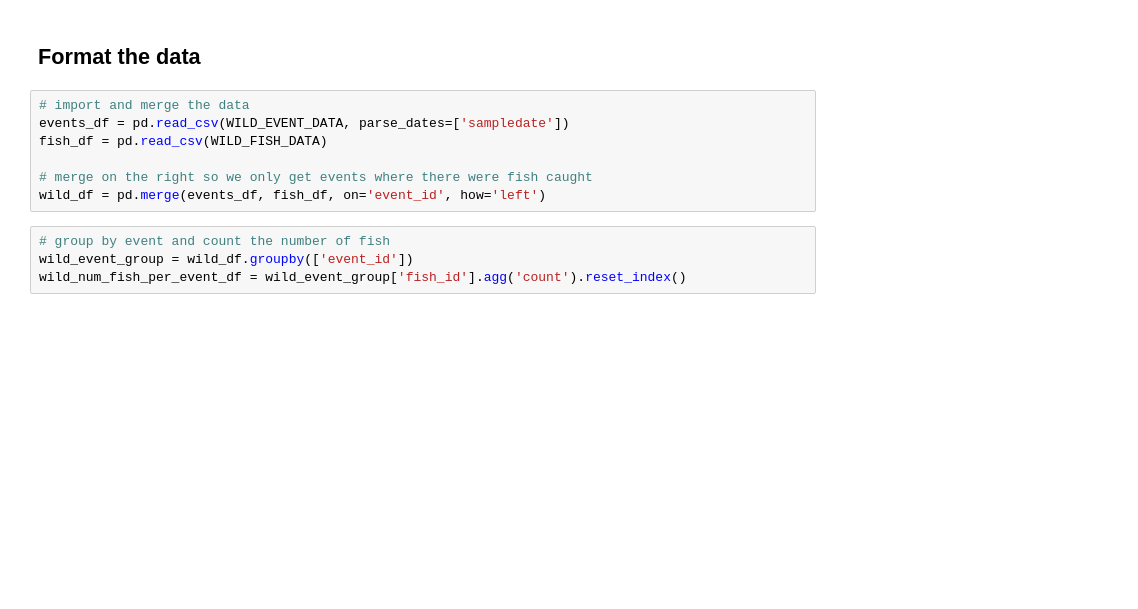
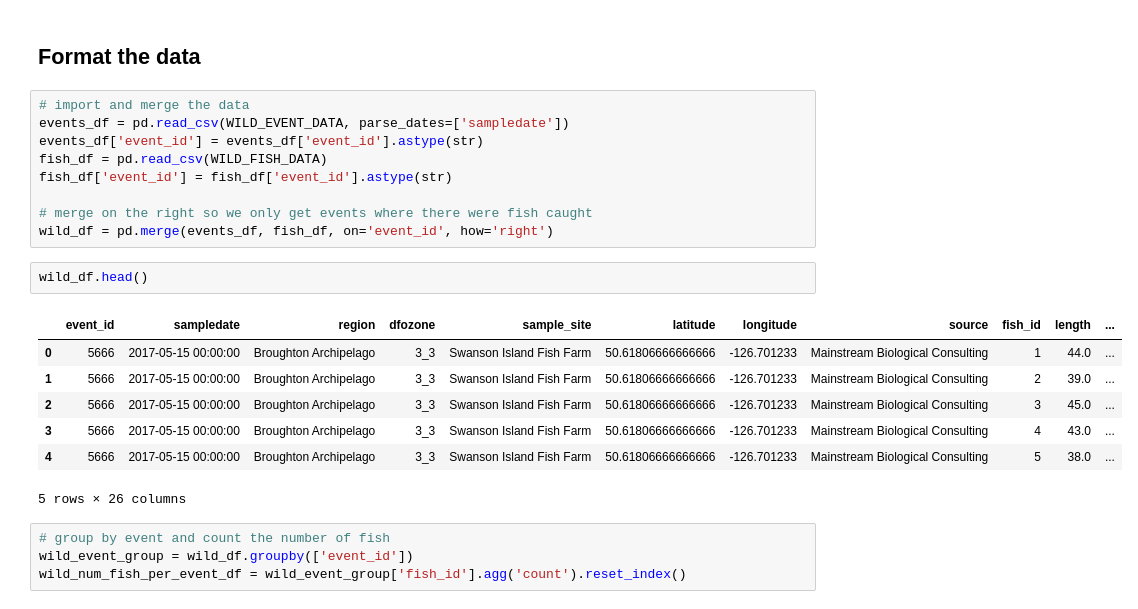
Before and after one commit to modailmara/BCSalmonData, a Jupyter notebook: generate_figures_tables/Fig2_fish_per_sample.ipynb, the cells around one changed output. Saved outputs shown, nothing was run; the diff lists cells and outputs as text; blank space fills up the shorter version.

```diff
--- a/generate_figures_tables/Fig2_fish_per_sample.ipynb
+++ b/generate_figures_tables/Fig2_fish_per_sample.ipynb
@@ -17,10 +17,22 @@ OUTPUT_DIR = Path('..') / 'output' / 'Figure_2'
 # %%
 # import and merge the data
 events_df = pd.read_csv(WILD_EVENT_DATA, parse_dates=['sampledate'])
+events_df['event_id'] = events_df['event_id'].astype(str)
 fish_df = pd.read_csv(WILD_FISH_DATA)
+fish_df['event_id'] = fish_df['event_id'].astype(str)
 
 # merge on the right so we only get events where there were fish caught
-wild_df = pd.merge(events_df, fish_df, on='event_id', how='left')
+wild_df = pd.merge(events_df, fish_df, on='event_id', how='right')
+# %%
+wild_df.head()
+# %% [output]
+|  | event_id | sampledate | region | dfozone | sample_site | latitude | longitude | source | fish_id | length | ... |
+| 0 | 5666 | 2017-05-15 00:00:00 | Broughton Archipelago | 3_3 | Swanson Island Fish Farm | 50.61806666666666 | -126.701233 | Mainstream Biological Consulting | 1 | 44.0 | ... |
+| 1 | 5666 | 2017-05-15 00:00:00 | Broughton Archipelago | 3_3 | Swanson Island Fish Farm | 50.61806666666666 | -126.701233 | Mainstream Biological Consulting | 2 | 39.0 | ... |
+| 2 | 5666 | 2017-05-15 00:00:00 | Broughton Archipelago | 3_3 | Swanson Island Fish Farm | 50.61806666666666 | -126.701233 | Mainstream Biological Consulting | 3 | 45.0 | ... |
+| 3 | 5666 | 2017-05-15 00:00:00 | Broughton Archipelago | 3_3 | Swanson Island Fish Farm | 50.61806666666666 | -126.701233 | Mainstream Biological Consulting | 4 | 43.0 | ... |
+| 4 | 5666 | 2017-05-15 00:00:00 | Broughton Archipelago | 3_3 | Swanson Island Fish Farm | 50.61806666666666 | -126.701233 | Mainstream Biological Consulting | 5 | 38.0 | ... |
+5 rows × 26 columns
 # %%
 # group by event and count the number of fish
 wild_event_group = wild_df.groupby(['event_id'])
```
Also changed, not shown: parts of 3 cells of this notebook, 21 other files.
